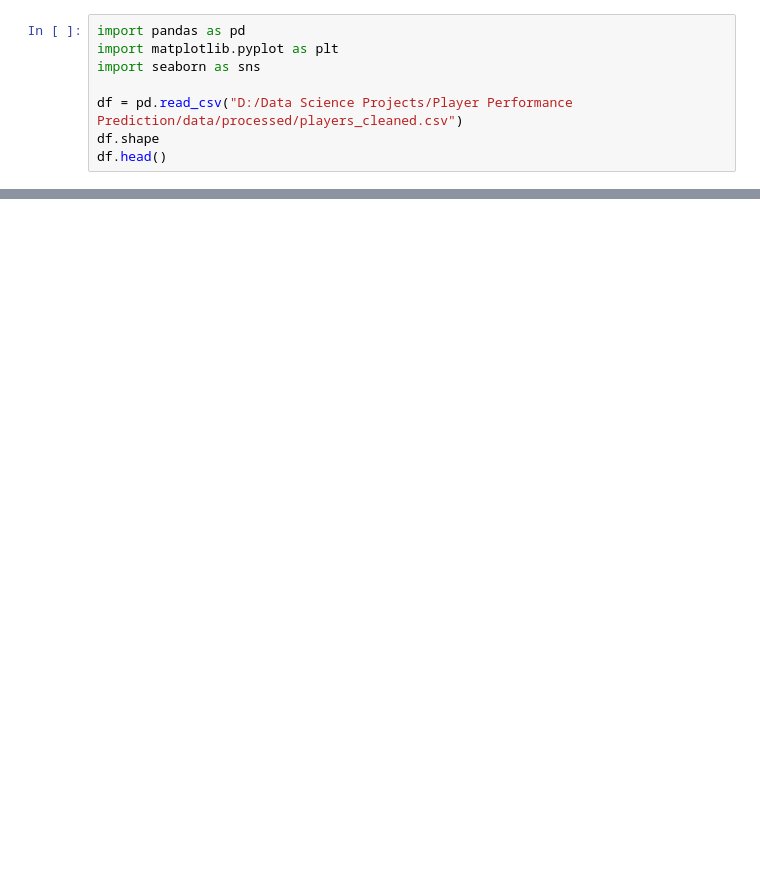
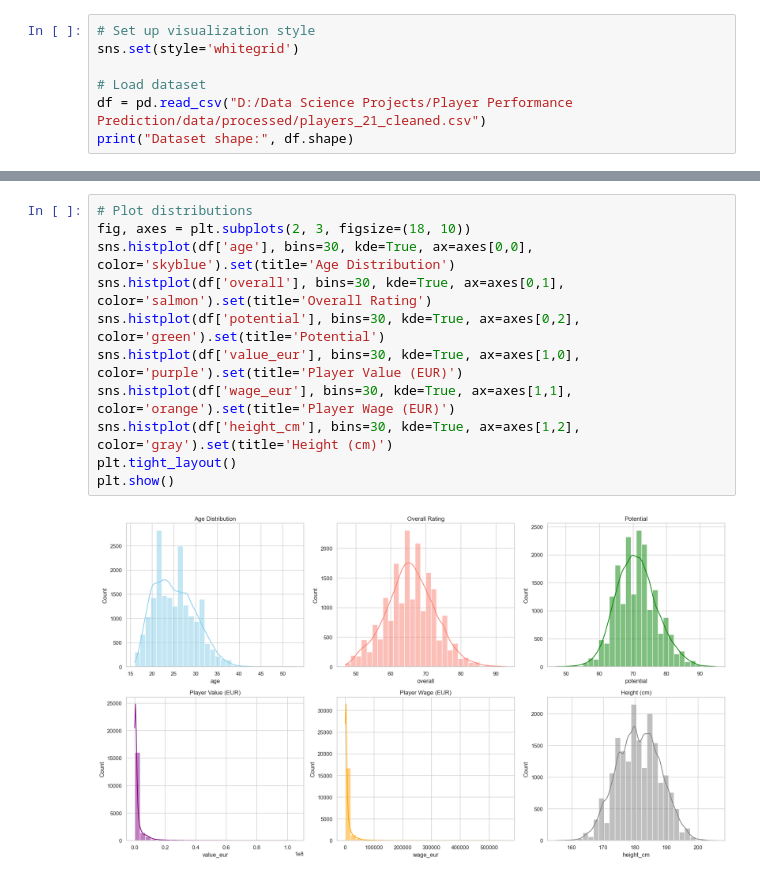
Before and after one commit to himanshurawat39/football-player-performance-prediction, a Jupyter notebook: notebooks/01b_exploratory_data_analysis.ipynb, the cells around one changed output, grey strips where cells are left out. Cells and saved outputs as stored; diff of their text form; blank space fills up the shorter version.

```diff
--- a/notebooks/01b_exploratory_data_analysis.ipynb
+++ b/notebooks/01b_exploratory_data_analysis.ipynb
@@ -1,9 +16,8 @@
 # %%
-import pandas as pd
-import matplotlib.pyplot as plt
-import seaborn as sns
+# Set up visualization style
+sns.set(style='whitegrid')
 
-df = pd.read_csv("D:/Data Science Projects/Player Performance Prediction/data/processed/players_cleaned.csv")
-df.shape
-df.head()
+# Load dataset
+df = pd.read_csv("D:/Data Science Projects/Player Performance Prediction/data/processed/players_21_cleaned.csv")
+print("Dataset shape:", df.shape)
 # %% [output]
@@ -113,0 +70,13 @@ df.to_csv("D:/Data Science Projects/Player Performance Prediction/data/processed
+# %%
+# Plot distributions
+fig, axes = plt.subplots(2, 3, figsize=(18, 10))
+sns.histplot(df['age'], bins=30, kde=True, ax=axes[0,0], color='skyblue').set(title='Age Distribution')
+sns.histplot(df['overall'], bins=30, kde=True, ax=axes[0,1], color='salmon').set(title='Overall Rating')
+sns.histplot(df['potential'], bins=30, kde=True, ax=axes[0,2], color='green').set(title='Potential')
+sns.histplot(df['value_eur'], bins=30, kde=True, ax=axes[1,0], color='purple').set(title='Player Value (EUR)')
+sns.histplot(df['wage_eur'], bins=30, kde=True, ax=axes[1,1], color='orange').set(title='Player Wage (EUR)')
+sns.histplot(df['height_cm'], bins=30, kde=True, ax=axes[1,2], color='gray').set(title='Height (cm)')
+plt.tight_layout()
+plt.show()
+# %% [output]
+[figure, added]
```
Also changed, not shown: parts of 20 cells of this notebook, 4 other files.
